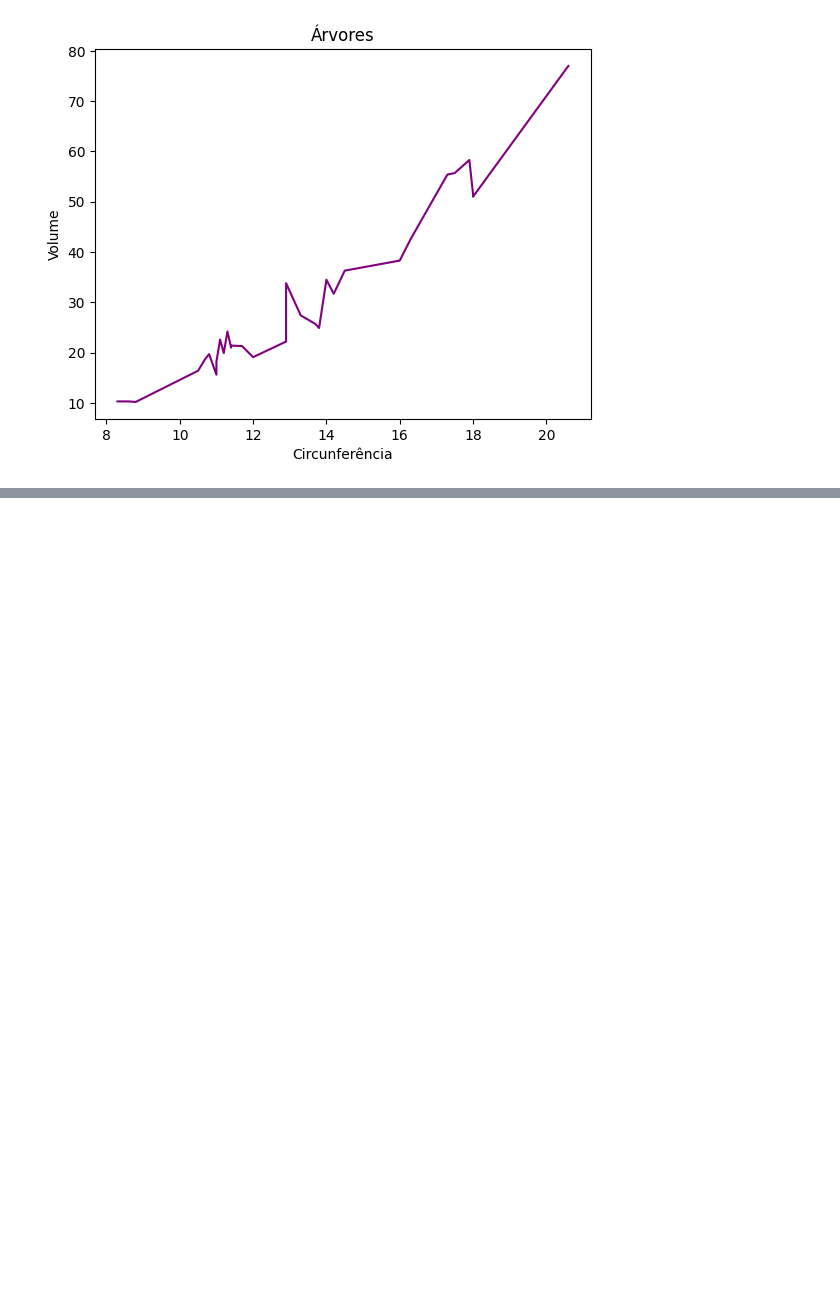
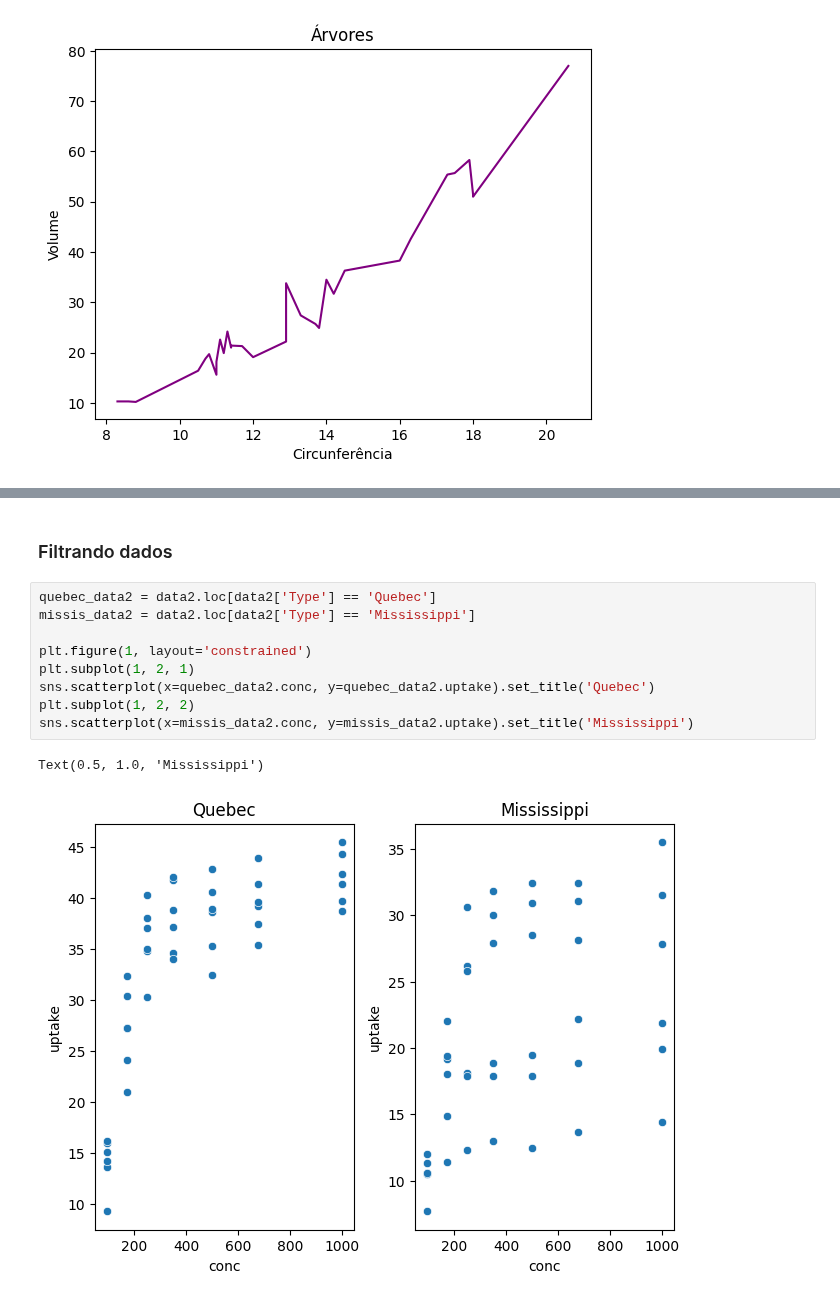
Before and after one commit to glaucoSapucaia/DataScienceStudies, a Jupyter notebook: python_data_science/graficos_dashboards/dispersao.ipynb, the cells around one changed output, grey strips where cells are left out. Drawn from its saved outputs; the diff is of its cells as text; blank space fills up the shorter version.

```diff
--- a/python_data_science/graficos_dashboards/dispersao.ipynb
+++ b/python_data_science/graficos_dashboards/dispersao.ipynb
@@ -47,0 +92,14 @@ sns.regplot(x=data.Girth, y=data.Volume, x_jitter=1.0, fit_reg=True)
+# %% [markdown]
+### Filtrando dados
+# %%
+quebec_data2 = data2.loc[data2['Type'] == 'Quebec']
+missis_data2 = data2.loc[data2['Type'] == 'Mississippi']
+
+plt.figure(1, layout='constrained')
+plt.subplot(1, 2, 1)
+sns.scatterplot(x=quebec_data2.conc, y=quebec_data2.uptake).set_title('Quebec')
+plt.subplot(1, 2, 2)
+sns.scatterplot(x=missis_data2.conc, y=missis_data2.uptake).set_title('Mississippi')
+# %% [output]
+Text(0.5, 1.0, 'Mississippi')
+[figure, added]
```
Also changed, not shown: parts of 13 cells of this notebook.
